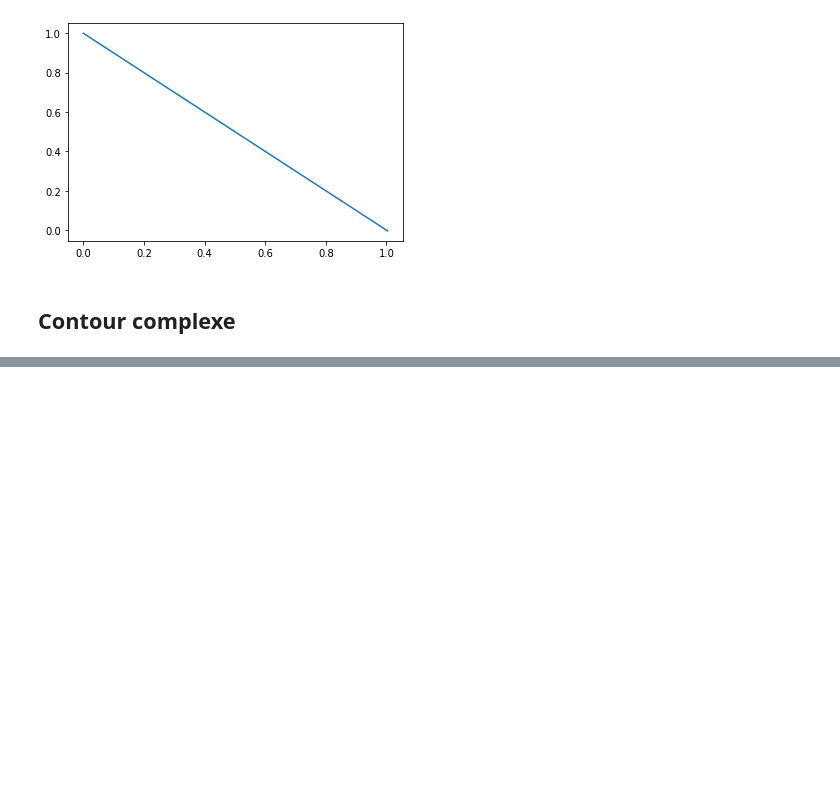
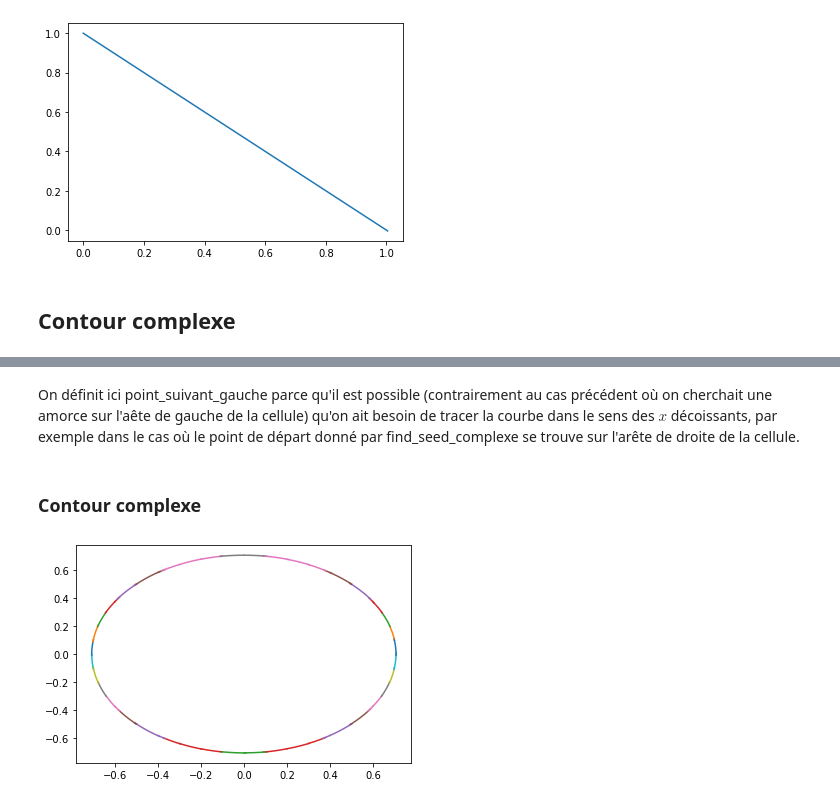
Before and after one commit to jeannebourgarel/projet-maths-info, a Jupyter notebook: lignes-de-niveau.ipynb, the cells around one changed output, grey strips where cells are left out. Cells and saved outputs as stored; diff of their text form; code cells hidden in the pictures; blank space fills up the shorter version.

```diff
--- a/lignes-de-niveau.ipynb
+++ b/lignes-de-niveau.ipynb
@@ -196,0 +265,29 @@ plt.plot(X, Y)
+# %%
+def psi_prime_2(f, x, y) :
+    T = grad_f(f, x, y)
+    if T[1] != 0 :
+        return float(-T[0]/T[1])
+    else :
+        return None #renvoie None si le théorème des fonctions implicites ne s'applique pas (tangente verticale)
+# %%
+def point_suivant_droite(f, x, y, delta = 0.01) :
+ #A chaque étape, on calcule à partir de la donnée de psi prime les coordonnées du point suivant dans le sens des x croissants sur la ligne de niveau, avec l'approximation f(x+h)=f(x)=f'(x)*h pour h petit
+    pp = psi_prime_2(f, x, y)
+    if pp != None :  #tangente verticale qui ne permet pas le calcul de psi_prime
+        h = delta/np.sqrt(1 + pp**2)
+        return (float(x + h), float(y + h*pp))
+    else :
+        return (x, None)
+
+def point_suivant_gauche(f, x, y, delta = 0.01) :
+    #De même pour le point suivant dans le sens des x décroissants
+    pp = psi_prime_2(f, x, y)
+    if pp != None :  #tangente verticale
+        h = -delta/np.sqrt(1 + pp**2)
+        return (float(x + h), float(y + h*pp))
+    else :
+        return(x, None)
+# %% [markdown]
+On définit ici point_suivant_gauche parce qu'il est possible (contrairement au cas précédent où on cherchait une amorce sur l'aête de gauche de la cellule) qu'on ait besoin de tracer la courbe dans le sens des $x$ décoissants, par exemple dans le cas où le point de départ donné par find_seed_complexe se trouve sur l'arête de droite de la cellule.
+# %% [markdown]
+### Contour complexe
@@ -196,0 +345,16 @@ plt.plot(X, Y)
+# %%
+def contour(f, c=0.0, xc=[(i*0.1) -1.0 for i in range(21)], yc=[(i*0.1) -1.0 for i in range(21)], delta=0.01) :
+    xs=[]
+    ys=[]
+    for i in range(len(xc)-1):
+        for j in range (len(yc)-1) :# on parcourt chacune des cases (i,j) et on construit la section de contour correspondante
+            fragment_x, fragment_y = simple_contour_final(f, i,j,xc,yc,c,delta)
+            xs.append(fragment_x)
+            ys.append(fragment_y)
+    return xs, ys
+# %%
+xs,ys = contour(f)
+for x, y in zip(xs, ys) :
+    plt.plot(x,y)
+# %% [output]
+[figure, added]
```
Also changed, not shown: parts of 21 cells of this notebook.
